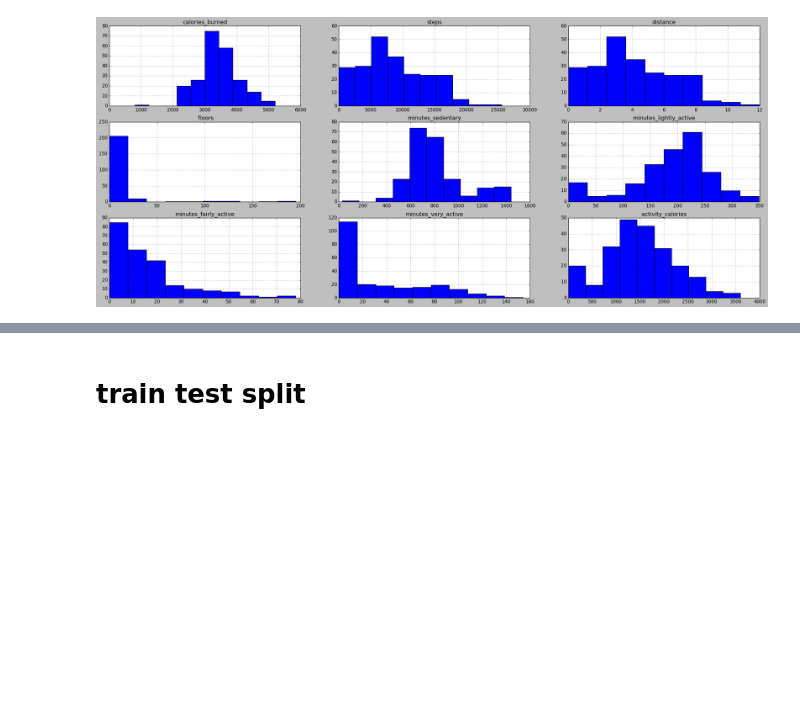
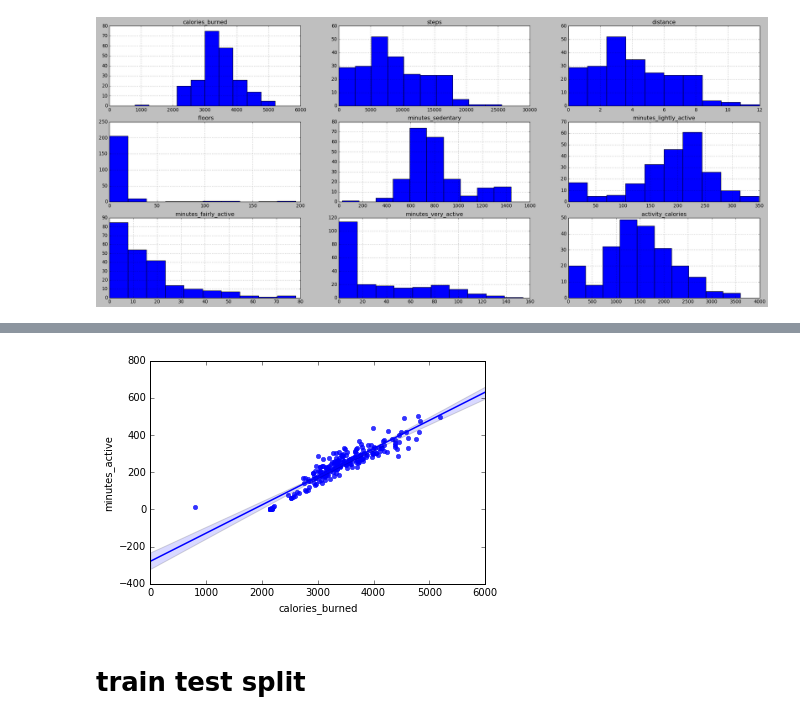
Before and after one commit to time-series-project-ncj/time_series_proj, a Jupyter notebook: time-series-project-ncj.ipynb, the cells around one changed output, grey strips where cells are left out. Drawn from its saved outputs; the diff is of its cells as text; code cells hidden in the pictures; blank space fills up the shorter version.

```diff
--- a/time-series-project-ncj.ipynb
+++ b/time-series-project-ncj.ipynb
@@ -200,3 +204,7 @@ for i, col in enumerate(['calories_burned', 'steps', 'distance', ' floors', 'min
+# %%
+ax = sns.regplot(x="calories_burned", y="minutes_active", data=df)
+# %% [output]
+[figure, added]
 # %% [markdown]
 # train test split
 # %%
```
Also changed, not shown: parts of 8 cells of this notebook, 1 other file.
